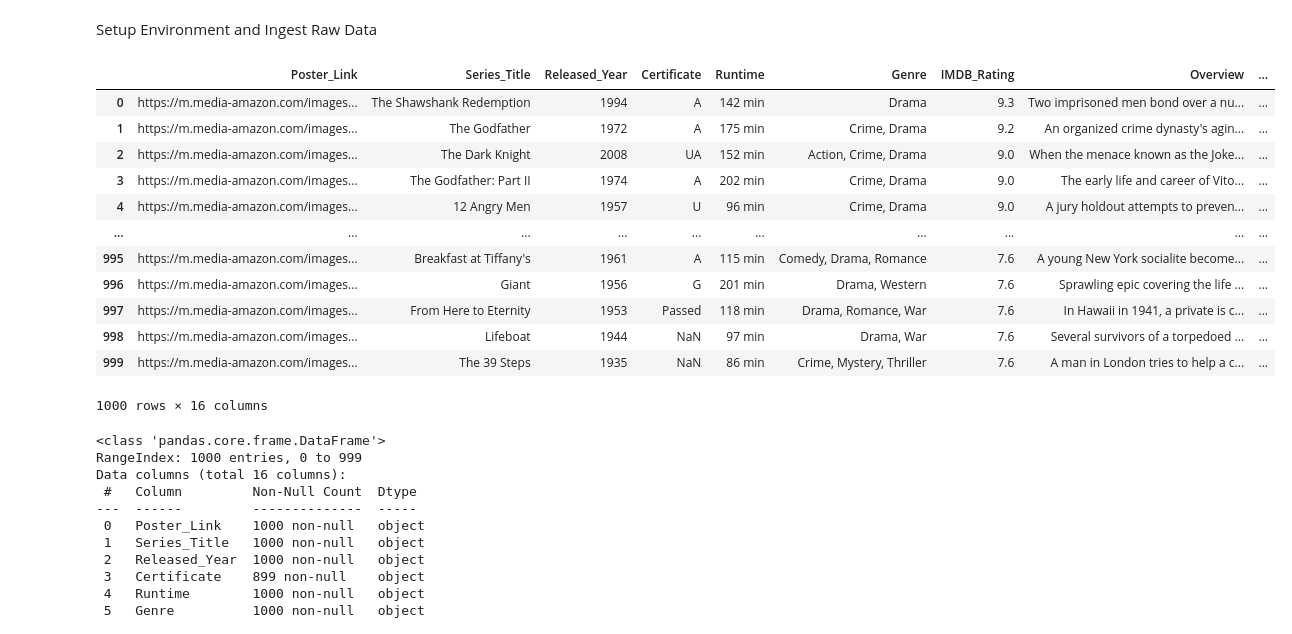
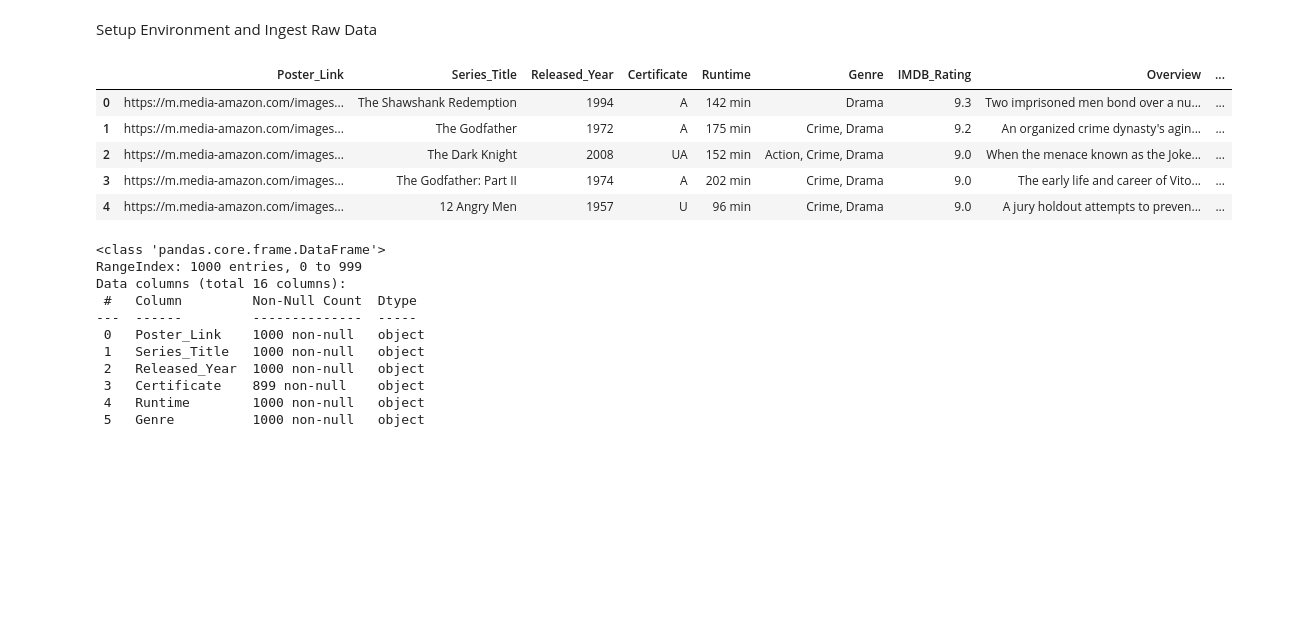
Before and after one commit to mcastelli5/Movie-Recommendation-Engine, a Jupyter notebook: EDA.ipynb, the cells around one changed output. Saved outputs shown, nothing was run; the diff lists cells and outputs as text; code cells hidden in the pictures; blank space fills up the shorter version.

```diff
--- a/EDA.ipynb
+++ b/EDA.ipynb
@@ -9,21 +10,14 @@ from IPython.display import display
 # %%
 raw_movies = pd.read_csv("data/imdb_top_1000.csv")
 # %%
-display(raw_movies)
+display(raw_movies.head())
 # %% [output]
 |  | Poster_Link | Series_Title | Released_Year | Certificate | Runtime | Genre | IMDB_Rating | Overview | ... |
 | 0 | https://m.media-amazon.com/images... | The Shawshank Redemption | 1994 | A | 142 min | Drama | 9.3 | Two imprisoned men bond over a nu... | ... |
 | 1 | https://m.media-amazon.com/images... | The Godfather | 1972 | A | 175 min | Crime, Drama | 9.2 | An organized crime dynasty's agin... | ... |
 | 2 | https://m.media-amazon.com/images... | The Dark Knight | 2008 | UA | 152 min | Action, Crime, Drama | 9.0 | When the menace known as the Joke... | ... |
 | 3 | https://m.media-amazon.com/images... | The Godfather: Part II | 1974 | A | 202 min | Crime, Drama | 9.0 | The early life and career of Vito... | ... |
 | 4 | https://m.media-amazon.com/images... | 12 Angry Men | 1957 | U | 96 min | Crime, Drama | 9.0 | A jury holdout attempts to preven... | ... |
-| ... | ... | ... | ... | ... | ... | ... | ... | ... | ... |
-| 995 | https://m.media-amazon.com/images... | Breakfast at Tiffany's | 1961 | A | 115 min | Comedy, Drama, Romance | 7.6 | A young New York socialite become... | ... |
-| 996 | https://m.media-amazon.com/images... | Giant | 1956 | G | 201 min | Drama, Western | 7.6 | Sprawling epic covering the life ... | ... |
-| 997 | https://m.media-amazon.com/images... | From Here to Eternity | 1953 | Passed | 118 min | Drama, Romance, War | 7.6 | In Hawaii in 1941, a private is c... | ... |
-| 998 | https://m.media-amazon.com/images... | Lifeboat | 1944 | NaN | 97 min | Drama, War | 7.6 | Several survivors of a torpedoed ... | ... |
-| 999 | https://m.media-amazon.com/images... | The 39 Steps | 1935 | NaN | 86 min | Crime, Mystery, Thriller | 7.6 | A man in London tries to help a c... | ... |
-1000 rows × 16 columns
 # %%
 # Assess non-null counts, column data types, and columns in general
 raw_movies.info()
```
Also changed, not shown: parts of 20 cells of this notebook, 2 other files.
